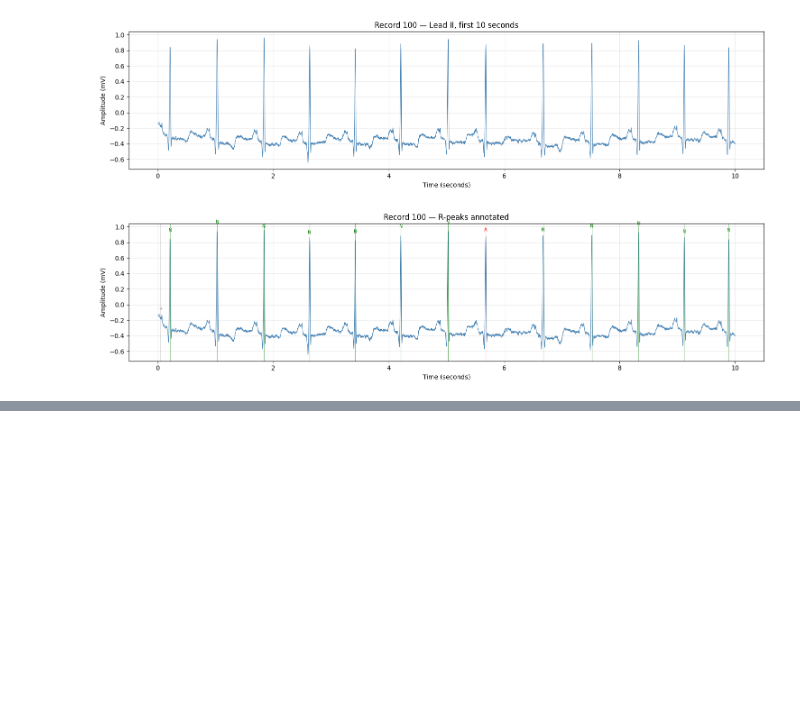
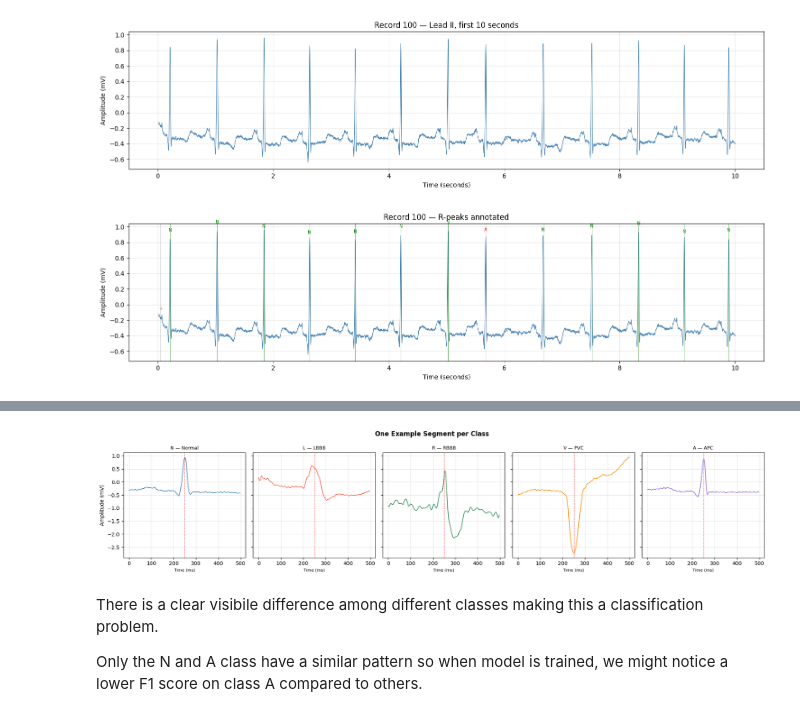
Before and after one commit to sidharthguptax/ecg-arrhythmia-benchmark, a Jupyter notebook: notebooks/01_eda.ipynb, the cells around one changed output, grey strips where cells are left out. Saved outputs shown, nothing was run; the diff lists cells and outputs as text; code cells hidden in the pictures; blank space fills up the shorter version.

```diff
--- a/notebooks/01_eda.ipynb
+++ b/notebooks/01_eda.ipynb
@@ -81,0 +136,56 @@ plt.show()
+# %%
+# One example segment per class from the raw data
+half_len = 90
+fig, axes = plt.subplots(1, 5, figsize=(18, 4), sharey=True)
+
+class_names = {0: 'N — Normal', 1: 'L — LBBB', 2: 'R — RBBB', 3: 'V — PVC', 4: 'A — APC'}
+colors = ['steelblue', 'tomato', 'seagreen', 'darkorange', 'mediumpurple']
+
+# Collect one example per class from raw records
+from src.utils.preprocessing import MITBIH_RECORDS, AAMI_MAP, LABEL_TO_IDX
+import wfdb
+
+found = {}
+for rec_id in MITBIH_RECORDS:
+    if len(found) == 5:
+        break
+    rec_path = f'data/raw/{rec_id}'
+    try:
+        record = wfdb.rdrecord(rec_path)
+        annotation = wfdb.rdann(rec_path, 'atr')
+    except:
+        continue
+    signal = record.p_signal[:, 0]
+    for peak, sym in zip(annotation.sample, annotation.symbol):
+        if sym not in AAMI_MAP:
+            continue
+        label = LABEL_TO_IDX[AAMI_MAP[sym]]
+        if label in found:
+            continue
+        start, end = peak - half_len, peak + half_len
+        if start < 0 or end > len(signal):
+            continue
+        found[label] = signal[start:end]
+
+t_ms = np.arange(180) / 360 * 1000  # time axis in milliseconds
+
+for label in range(5):
+    ax = axes[label]
+    seg = found[label]
+    ax.plot(t_ms, seg, color=colors[label], linewidth=1.2)
+    ax.axvline(x=90/360*1000, color='red', linestyle='--', linewidth=0.8, alpha=0.7)
+    ax.set_title(class_names[label], fontsize=9)
+    ax.set_xlabel('Time (ms)', fontsize=8)
+    ax.grid(True, alpha=0.3)
+
+axes[0].set_ylabel('Amplitude (mV)')
+fig.suptitle('One Example Segment per Class', fontsize=12, fontweight='bold')
+plt.tight_layout()
+plt.savefig('results/figures/class_examples.png', dpi=150)
+plt.show()
+# %% [output]
+[figure, added]
+# %% [markdown]
+There is a clear visibile difference among different classes making this a classification problem.
+
+Only the N and A class have a similar pattern so when model is trained, we might notice a lower F1 score on class A compared to others.
```
Also changed, not shown: parts of 8 cells of this notebook.
